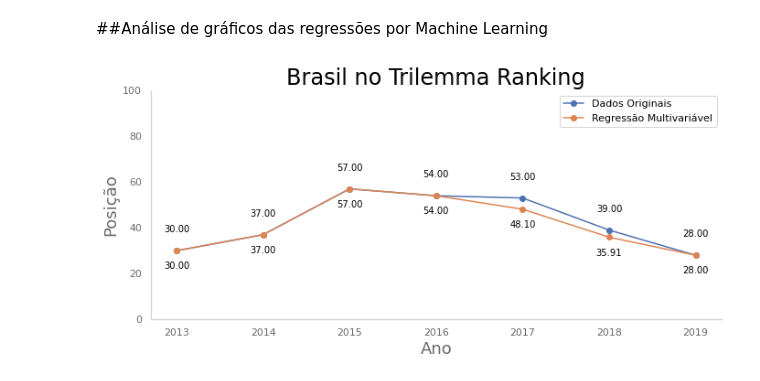
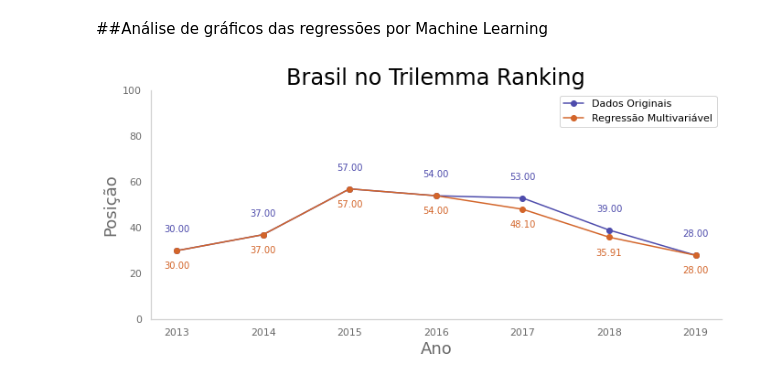
Before and after one commit to grnbatera/IT305G, a Jupyter notebook: Projeto_IT305G.ipynb, the cells around one changed output. Drawn from its saved outputs; the diff is of its cells as text; code cells hidden in the pictures.

```diff
--- a/Projeto_IT305G.ipynb
+++ b/Projeto_IT305G.ipynb
@@ -520,41 +520,46 @@ rank10=pd.DataFrame(modelo10.predict(UC1n.iloc[:,0:58]))*rankstd+rankmedia
 #Evaluation
 # %% [markdown]
 ##Análise de gráficos das regressões por Machine Learning
+# %%
+c1='#4e4cac'
+c2='#d3652a'
 # %%
 #Gráfico de evolução eventos na rede
 plt.figure(figsize=(10, 5))
 plt.title('Brasil no Trilemma Ranking')
 plt.xlabel('Ano')
 plt.ylabel('Posição')
 for x,y in zip(UC1['ano'],UC1['rank']):
 
     label = "{:.2f}".format(y)
 
     plt.annotate(label, # this is the text
                  (x,y), # this is the point to label
                  textcoords="offset points", # how to position the text
                  xytext=(0,20),
                  fontsize=10,# distance from text to points (x,y)
+                 color=c1,
                  ha='center') # horizontal alignment can be left, right or center
-plt.plot(UC1['ano'],UC1['rank'], marker='o',label='Dados Originais')
+plt.plot(UC1['ano'],UC1['rank'], marker='o',color=c1,label='Dados Originais')
 for x,y in zip(UC1['ano'],rank01[0]):
 
     labely = "{:.2f}".format(y)
     plt.annotate(labely, # this is the text
                  (x,y), # this is the point to label
                  textcoords="offset points", # how to position the text
                  xytext=(0,-20),
                  fontsize=10,# distance from text to points (x,y)
+                 color=c2,
                  ha='center') # horizontal alignment can be left, right or center
-plt.plot(UC1['ano'],rank01[0], marker='o',label='Regressão Multivariável')
+plt.plot(UC1['ano'],rank01[0], marker='o',color=c2,label='Regressão Multivariável')
 plt.xticks(UC1['ano'])
 plt.ylim([0,100])
 #plt.grid()
 plt.legend()
 plt.tight_layout()
-plt.savefig('/content/IT305G/g01.jpg', format='jpg', dpi=600)
+plt.savefig('/content/IT305G/g01.svg', format='svg', dpi=600)
 # %% [output]
-[figure, old version]
+[figure, new version]
 # %%
 #Gráfico de evolução eventos na rede
 plt.figure(figsize=(10, 5))
```
Also changed, not shown: parts of 28 cells of this notebook.
